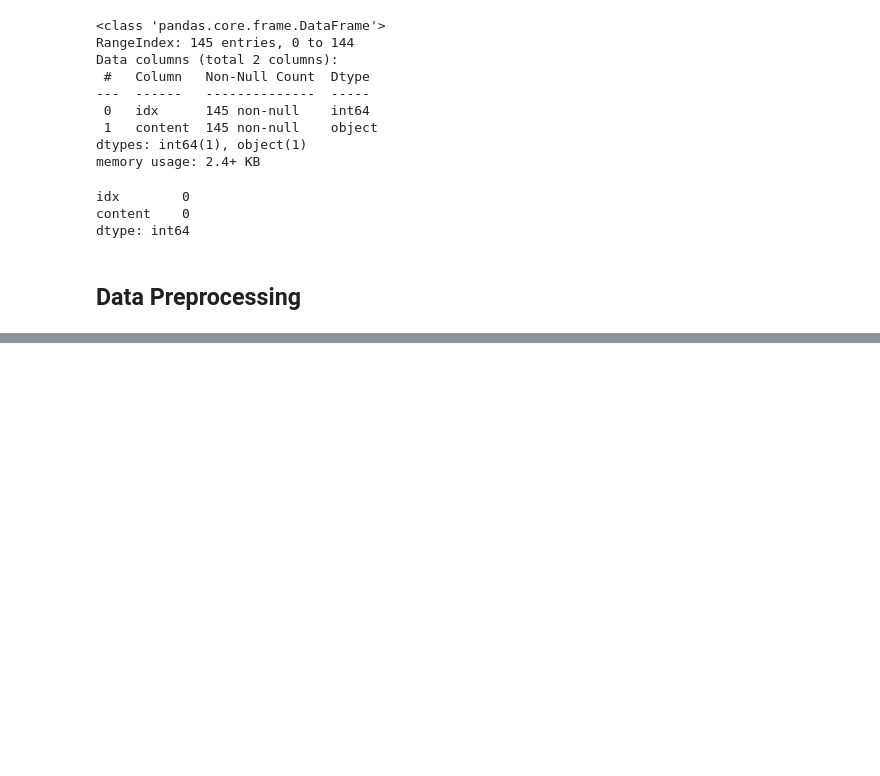
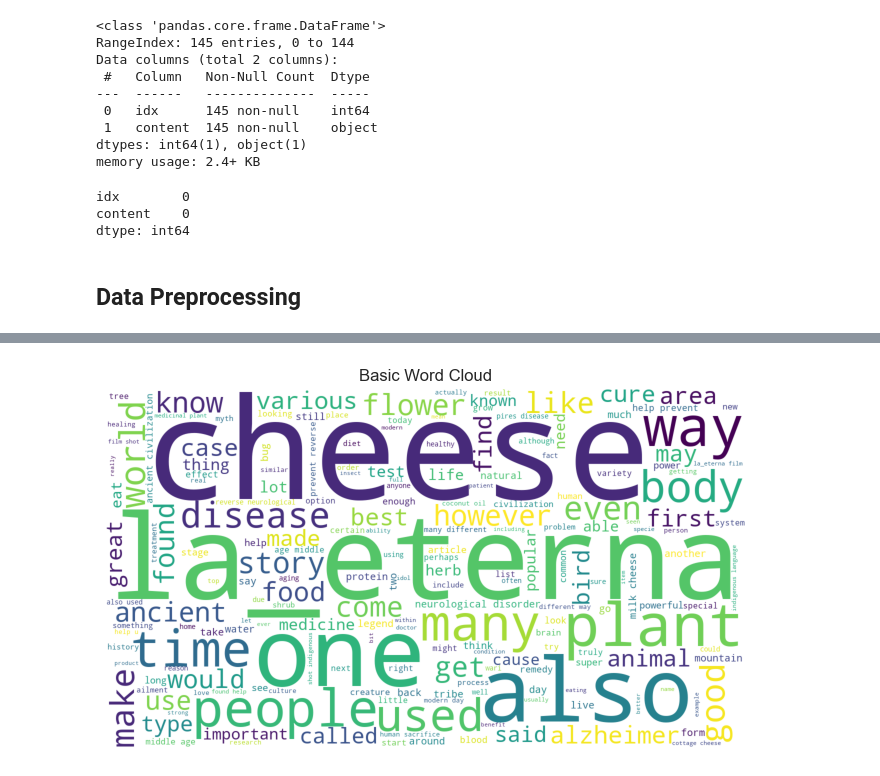
Before and after one commit to jass228/unlocked_challenges, a Jupyter notebook: challenge_2/challenge_2.ipynb, the cells around one changed output, grey strips where cells are left out. Drawn from its saved outputs; the diff is of its cells as text; code cells hidden in the pictures; blank space fills up the shorter version.

Commit message:
09-03-2023::Data Preprocessing, Wordcloud

```diff
--- a/challenge_2/challenge_2.ipynb
+++ b/challenge_2/challenge_2.ipynb
@@ -100,0 +377,2 @@ dtype: int64
+# %%
+topic_data = df_st.content.to_list()
@@ -100,0 +399,20 @@ dtype: int64
+# %%
+def preprocessing(textList):
+    if checkDataQuality(textList) is True:
+        print("Starting preprocessing...")
+        ## Filtering
+        prepro = removeUnwantedChar(textList)
+        ## Unify
+        prepro = removePunctuation(prepro)
+        prepro = removeAccent(prepro)
+        prepro = textToLowerCase(prepro)
+        ## Converting
+        prepro = textToList(prepro)
+        ## Remove useless words
+        prepro = useless_words_removing(prepro)
+        prepro = n_gram_creation(prepro)
+        prepro = lemmatization(prepro)
+
+        print("End preprocessing...")
+
+    return prepro
@@ -100,0 +425,2 @@ dtype: int64
+# %%
+topic_prepro = preprocessing(topic_data)
@@ -100,0 +439,14 @@ dtype: int64
+# %%
+stop_words = stopwords.words('english')
+# %%
+wordcloud_texts = [y for x in topic_prepro for y in x]
+text_describe = pd.Series(wordcloud_texts)
+wordcloud_texts = ' '.join(wordcloud_texts)
+wordcloud = WordCloud(width=1280, height=720, background_color='white', stopwords=stop_words).generate(wordcloud_texts)
+plt.imshow(wordcloud)
+plt.title("Basic Word Cloud")
+plt.axis("off")
+plt.tight_layout(pad = 0)
+plt.show()
+# %% [output]
+[figure, added]
```
Also changed, not shown: parts of 9 cells of this notebook, 1 other file.
